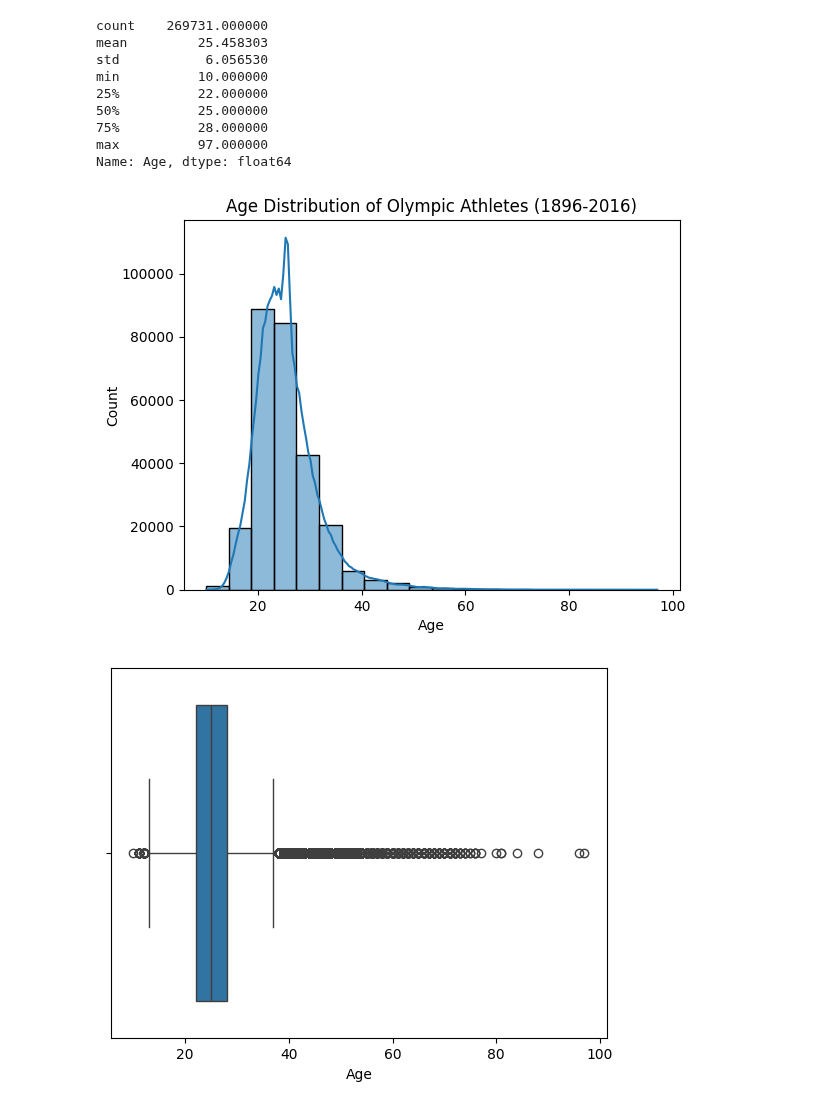
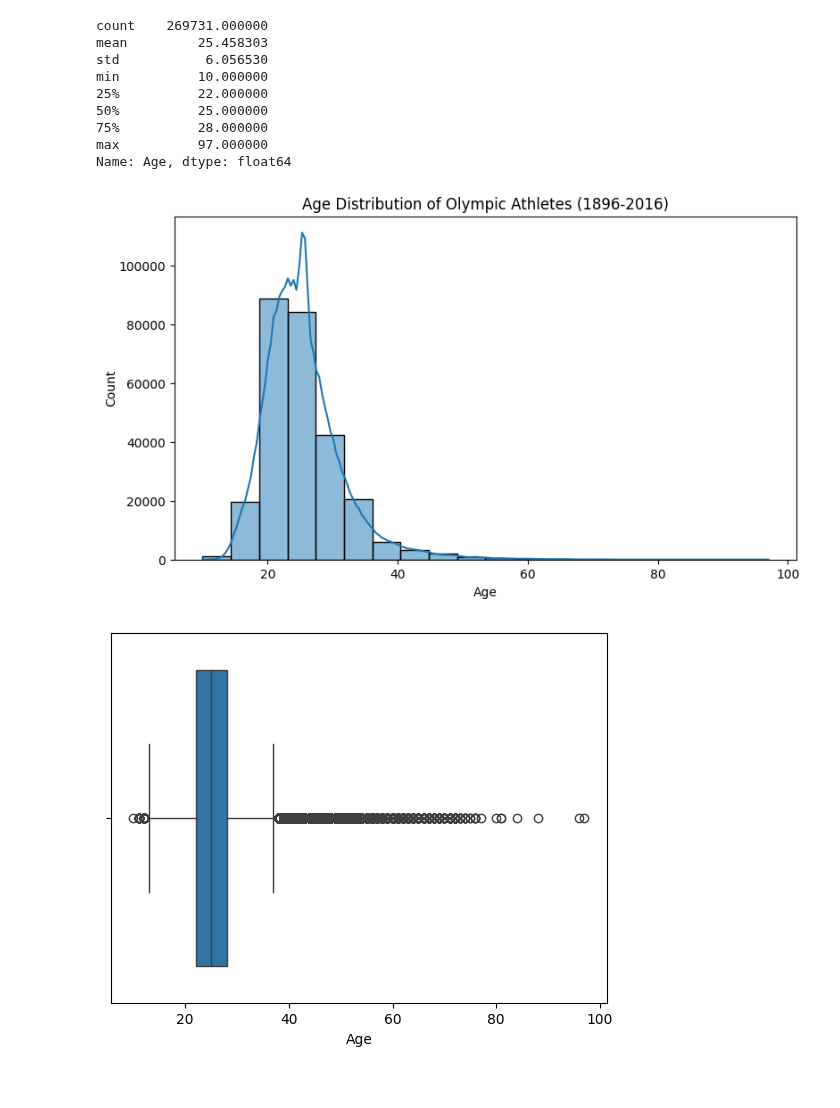
Before and after one commit to brekhi123/olympicdata_analysis, a Jupyter notebook: olympic.ipynb, the cells around one changed output. Saved outputs shown, nothing was run; the diff lists cells and outputs as text; code cells hidden in the pictures.

Commit message:
Changed Figure Sizes

```diff
--- a/olympic.ipynb
+++ b/olympic.ipynb
@@ -230,12 +230,13 @@ max          97.000000
 Name: Age, dtype: float64
 # %%
 # Histogram
+plt.figure(figsize=(9,5))
 sns.histplot(data['Age'], bins=20, kde=True)
 plt.ylabel("Count", labelpad=1)
 plt.title('Age Distribution of Olympic Athletes (1896-2016)')
 plt.savefig('plots/age_dist', dpi=300, bbox_inches='tight')
 # %% [output]
-[figure, old version]
+[figure, new version]
 # %%
 sns.boxplot(x=data['Age'])
 plt.show()
```
Also changed, not shown: parts of 4 cells of this notebook, 5 other files.
